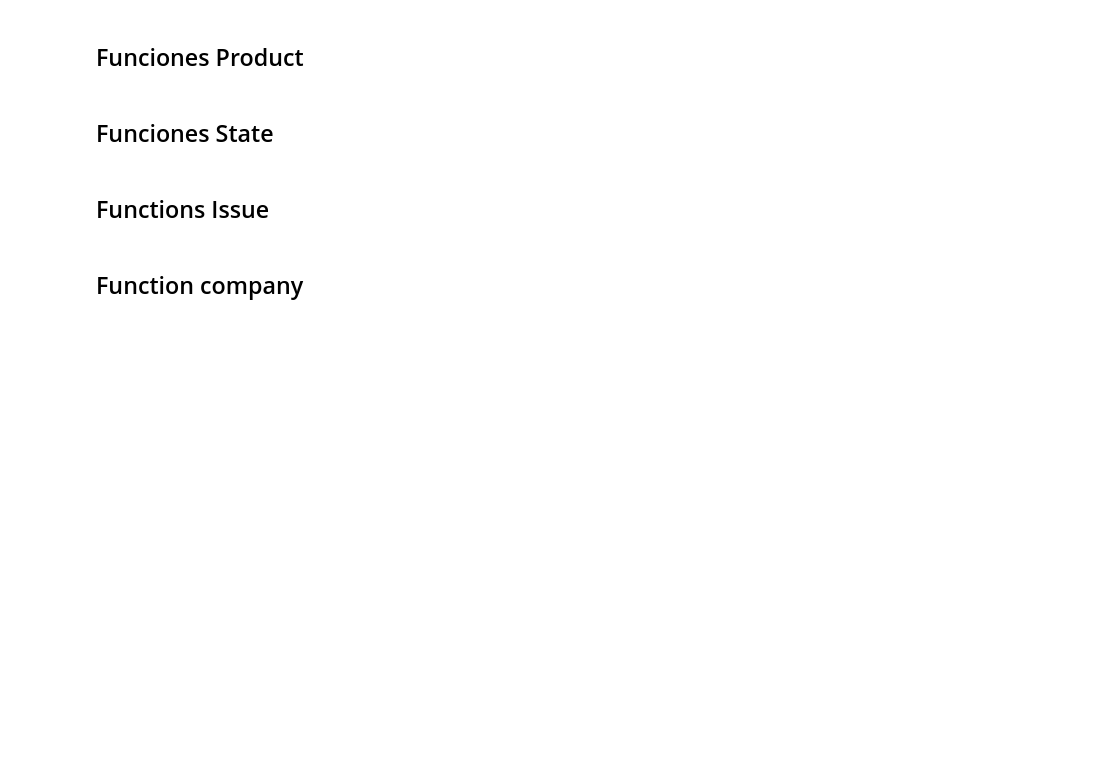
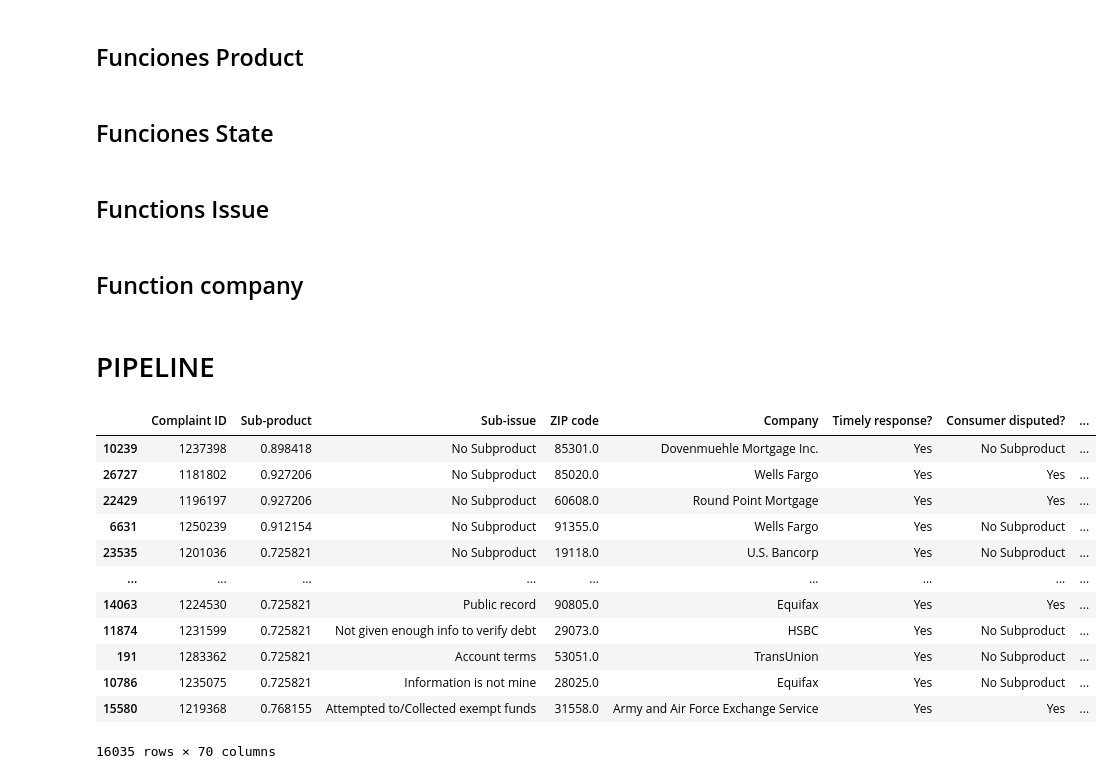
Before and after one commit to FernandoMoroC/Proyecto_Final_ML, a Jupyter notebook: notebooks/pipeline_preprocessing.ipynb, the cells around one changed output. Saved outputs shown, nothing was run; the diff lists cells and outputs as text; code cells hidden in the pictures; blank space fills up the shorter version.

Commit message:
creacion pipeline preprocessing

```diff
--- a/notebooks/pipeline_preprocessing.ipynb
+++ b/notebooks/pipeline_preprocessing.ipynb
@@ -78,7 +70,8 @@ data = pipeline.fit_transform(X_train, y_train )
 # %% [markdown]
 ## Funciones Dates
 # %%
-date_converter = FunctionTransformer(pr.date_converter, validate=False)
+date_converter_received = FunctionTransformer(pr.date_converter, kw_args={"column": "Date received"}, validate=False)
+date_converter_sent = FunctionTransformer(pr.date_converter, kw_args={"column": "Date sent to company"}, validate=False)
 day_of_week_month_received = FunctionTransformer(pr.day_of_week_and_month, kw_args={"column_date": "Date received"}, validate = False)
 day_of_week_month_sent = FunctionTransformer(pr.day_of_week_and_month, kw_args={"column_date": "Date sent to company"}, validate = False)
 
@@ -109,12 +102,13 @@ class ProductEncoder(BaseEstimator, TransformerMixin):
                                columns = self.encoder.get_feature_names_out([self.column]),
                                index=X.index)
         X = pd.concat([X, encoded], axis=1)
-        X = X.drop(columns=[self.column])
         return X
 # %% [markdown]
 ## Funciones State
 # %%
-regions_and_divisions = FunctionTransformer(pr.regions_and_divisions, kw_args={"column_state": "State"}, validate=False)
+regions_and_divisions = FunctionTransformer(pr.region_and_division, kw_args={"column_state": "State"}, validate=False)
+
+# Las columnas de salida se llaman regions y divisions
 # %%
 class RegionDivisionEncoder(BaseEstimator, TransformerMixin):
 
@@ -228,0 +225,41 @@ class Company_type_from_product(BaseEstimator, TransformerMixin):
+# %% [markdown]
+# PIPELINE
+# %%
+pipeline = Pipeline([
+    ("fill_na", filling_na),
+    ("encoder", FillEncodeColumn(column="Sub-product")),
+    ("date_transformation_received", date_converter_received),
+    ("date_transformation_sent", date_converter_sent),
+    ("day_week_received", day_of_week_month_received),
+    ("day_week_sent", day_of_week_month_sent),
+    ("product_encoder", ProductEncoder(column="Product")),
+    ("reg_and_div", regions_and_divisions),
+    ("red_enc", RegionDivisionEncoder(column="regions")),
+    ("div_enc", RegionDivisionEncoder(column="divisions")),
+    ("cleaner text", text_cleaner),
+    ("embedding creation", Word2VecVectorizer(column="Issue_tokens")),
+    ("company type", company_type_converter),
+    ("company from porduct", Company_type_from_product(column="Company_type"))
+
+
+
+
+])
+
+X_train = pipeline.fit_transform(X_train, y_train )
+# %%
+X_train
+# %% [output]
+|  | Complaint ID | Sub-product | Sub-issue | ZIP code | Company | Timely response? | Consumer disputed? | ... |
+| 10239 | 1237398 | 0.898418 | No Subproduct | 85301.0 | Dovenmuehle Mortgage Inc. | Yes | No Subproduct | ... |
+| 26727 | 1181802 | 0.927206 | No Subproduct | 85020.0 | Wells Fargo | Yes | Yes | ... |
+| 22429 | 1196197 | 0.927206 | No Subproduct | 60608.0 | Round Point Mortgage | Yes | Yes | ... |
+| 6631 | 1250239 | 0.912154 | No Subproduct | 91355.0 | Wells Fargo | Yes | No Subproduct | ... |
+| 23535 | 1201036 | 0.725821 | No Subproduct | 19118.0 | U.S. Bancorp | Yes | No Subproduct | ... |
+| ... | ... | ... | ... | ... | ... | ... | ... | ... |
+| 14063 | 1224530 | 0.725821 | Public record | 90805.0 | Equifax | Yes | Yes | ... |
+| 11874 | 1231599 | 0.725821 | Not given enough info to verify debt | 29073.0 | HSBC | Yes | No Subproduct | ... |
+| 191 | 1283362 | 0.725821 | Account terms | 53051.0 | TransUnion | Yes | No Subproduct | ... |
+| 10786 | 1235075 | 0.725821 | Information is not mine | 28025.0 | Equifax | Yes | No Subproduct | ... |
+| 15580 | 1219368 | 0.768155 | Attempted to/Collected exempt funds | 31558.0 | Army and Air Force Exchange Service | Yes | Yes | ... |
+16035 rows × 70 columns
```
Also changed, not shown: parts of 9 cells of this notebook, 2 other files.
